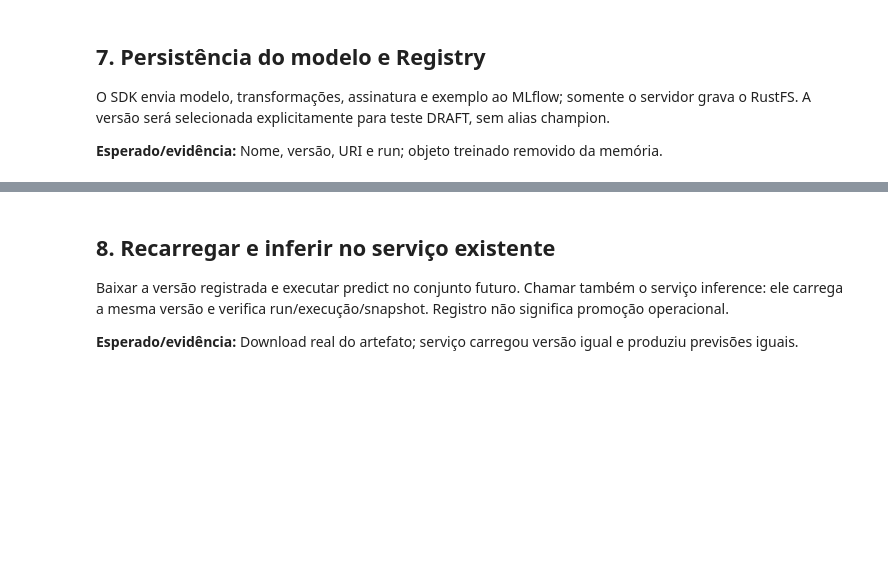
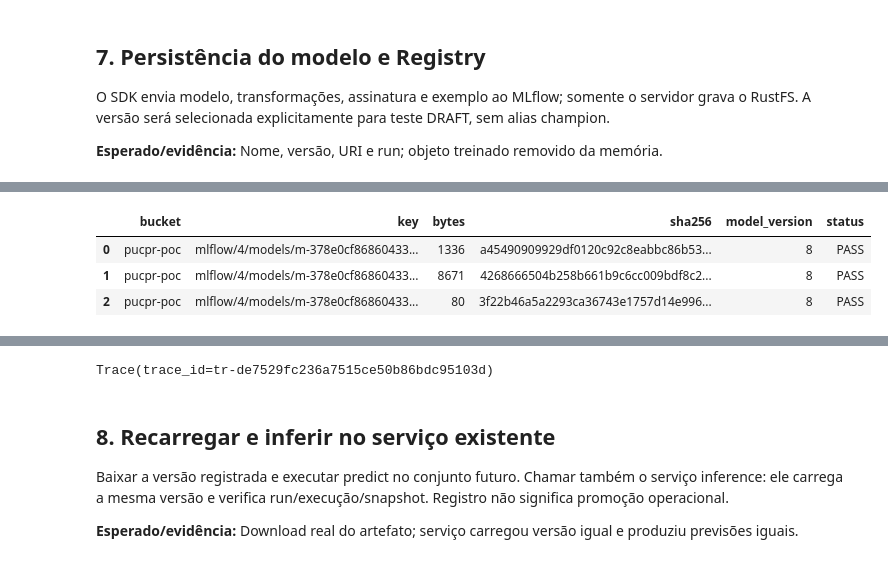
Before and after one commit to Quanticoi/marista-horas-intel-poc-ia, a Jupyter notebook: artifacts/reports/01_jornada_completa_planilha_turmas.executed.ipynb, the cells around one changed output, grey strips where cells are left out. Saved outputs shown, nothing was run; the diff lists cells and outputs as text; code cells hidden in the pictures; blank space fills up the shorter version.

```diff
--- a/artifacts/reports/01_jornada_completa_planilha_turmas.executed.ipynb
+++ b/artifacts/reports/01_jornada_completa_planilha_turmas.executed.ipynb
@@ -240,0 +251,5 @@ Created version '3' of model 'planilha-turmas-demo'.
+# %%
+with step("verify Object Store", execution_id, statuses):
+    storage_evidence = verify_model_storage(trace)
+    display(pd.DataFrame(storage_evidence))
+# %% [output]
@@ -240,0 +257,4 @@ Created version '3' of model 'planilha-turmas-demo'.
+|  | bucket | key | bytes | sha256 | model_version | status |
+| 0 | pucpr-poc | mlflow/4/models/m-378e0cf86860433... | 1336 | a45490909929df0120c92c8eabbc86b53... | 8 | PASS |
+| 1 | pucpr-poc | mlflow/4/models/m-378e0cf86860433... | 8671 | 4268666504b258b661b9c6cc009bdf8c2... | 8 | PASS |
+| 2 | pucpr-poc | mlflow/4/models/m-378e0cf86860433... | 80 | 3f22b46a5a2293ca36743e1757d14e996... | 8 | PASS |
@@ -241,3 +262,4 @@ Created version '3' of model 'planilha-turmas-demo'.
+Trace(trace_id=tr-de7529fc236a7515ce50b86bdc95103d)
 # %% [markdown]
 ## 8. Recarregar e inferir no serviço existente
 
```
Also changed, not shown: parts of 17 cells of this notebook, 37 other files.
